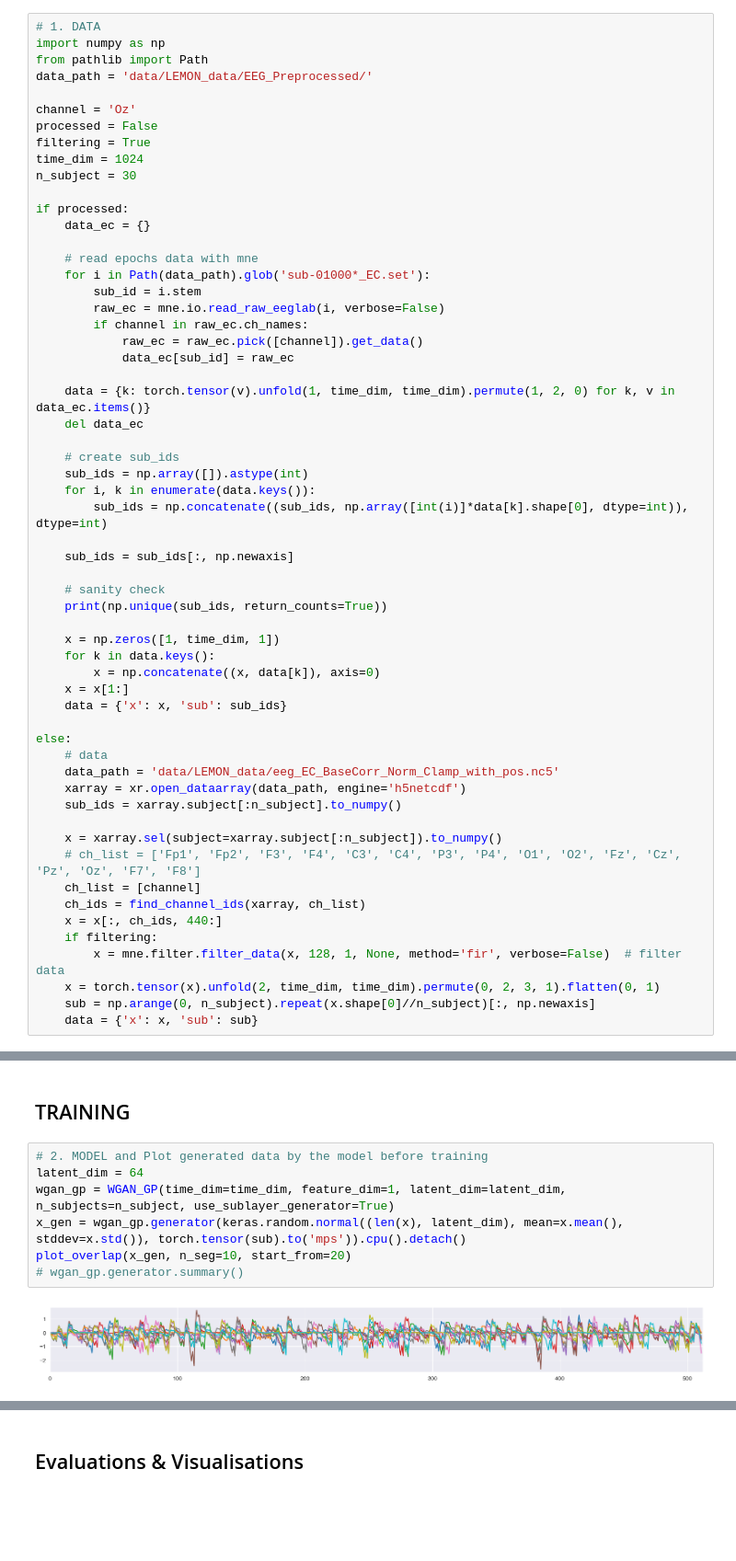
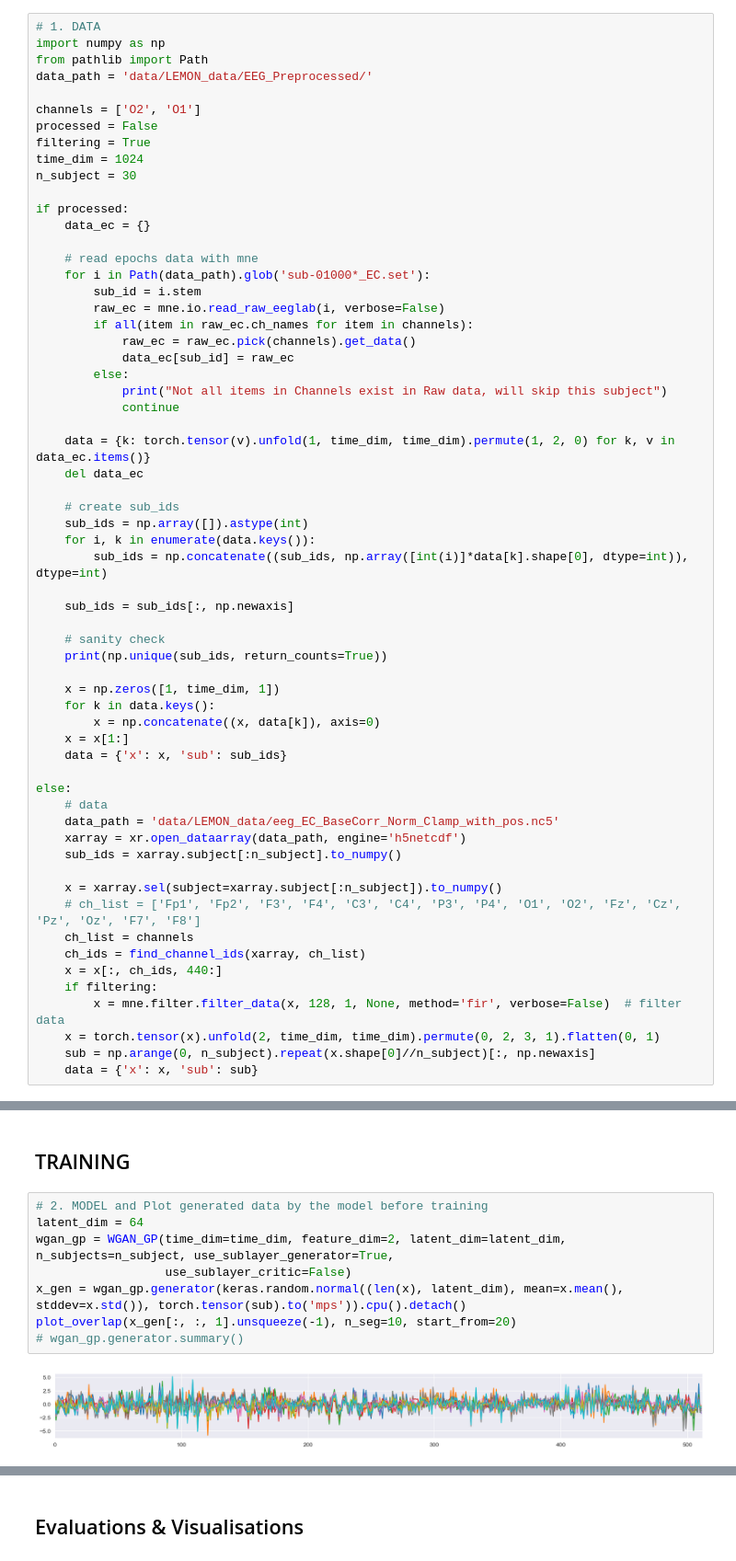
Before and after one commit to Yeganehfrh/EEGModalNet, a Jupyter notebook: notebooks/Debug.ipynb, the cells around one changed output, grey strips where cells are left out. Shown at 92% size. Saved outputs shown, nothing was run; the diff lists cells and outputs as text; blank space fills up the shorter version.

```diff
--- a/notebooks/Debug.ipynb
+++ b/notebooks/Debug.ipynb
@@ -191,7 +201,7 @@ import numpy as np
 from pathlib import Path
 data_path = 'data/LEMON_data/EEG_Preprocessed/'
 
-channel = 'Oz'
+channels = ['O2', 'O1']
 processed = False
 filtering = True
 time_dim = 1024
@@ -204,9 +214,12 @@ if processed:
     for i in Path(data_path).glob('sub-01000*_EC.set'):
         sub_id = i.stem
         raw_ec = mne.io.read_raw_eeglab(i, verbose=False)
-        if channel in raw_ec.ch_names:
-            raw_ec = raw_ec.pick([channel]).get_data()
+        if all(item in raw_ec.ch_names for item in channels):
+            raw_ec = raw_ec.pick(channels).get_data()
             data_ec[sub_id] = raw_ec
+        else:
+            print("Not all items in Channels exist in Raw data, will skip this subject")
+            continue
 
     data = {k: torch.tensor(v).unfold(1, time_dim, time_dim).permute(1, 2, 0) for k, v in data_ec.items()}
     del data_ec
@@ -235,7 +248,7 @@ else:
 
     x = xarray.sel(subject=xarray.subject[:n_subject]).to_numpy()
     # ch_list = ['Fp1', 'Fp2', 'F3', 'F4', 'C3', 'C4', 'P3', 'P4', 'O1', 'O2', 'Fz', 'Cz', 'Pz', 'Oz', 'F7', 'F8']
-    ch_list = [channel]
+    ch_list = channels
     ch_ids = find_channel_ids(xarray, ch_list)
     x = x[:, ch_ids, 440:]
     if filtering:
@@ -268,10 +281,11 @@ Name: sub-010024, dtype: object
 # %%
 # 2. MODEL and Plot generated data by the model before training
 latent_dim = 64
-wgan_gp = WGAN_GP(time_dim=time_dim, feature_dim=1, latent_dim=latent_dim, n_subjects=n_subject, use_sublayer_generator=True)
+wgan_gp = WGAN_GP(time_dim=time_dim, feature_dim=2, latent_dim=latent_dim, n_subjects=n_subject, use_sublayer_generator=True,
+                  use_sublayer_critic=False)
 x_gen = wgan_gp.generator(keras.random.normal((len(x), latent_dim), mean=x.mean(), stddev=x.std()), torch.tensor(sub).to('mps')).cpu().detach()
-plot_overlap(x_gen, n_seg=10, start_from=20)
+plot_overlap(x_gen[:, :, 1].unsqueeze(-1), n_seg=10, start_from=20)
 # wgan_gp.generator.summary()
 # %% [output]
-[figure, old version]
+[figure, new version]
 # %%
```
Also changed, not shown: parts of 19 cells of this notebook, 1 other file.
